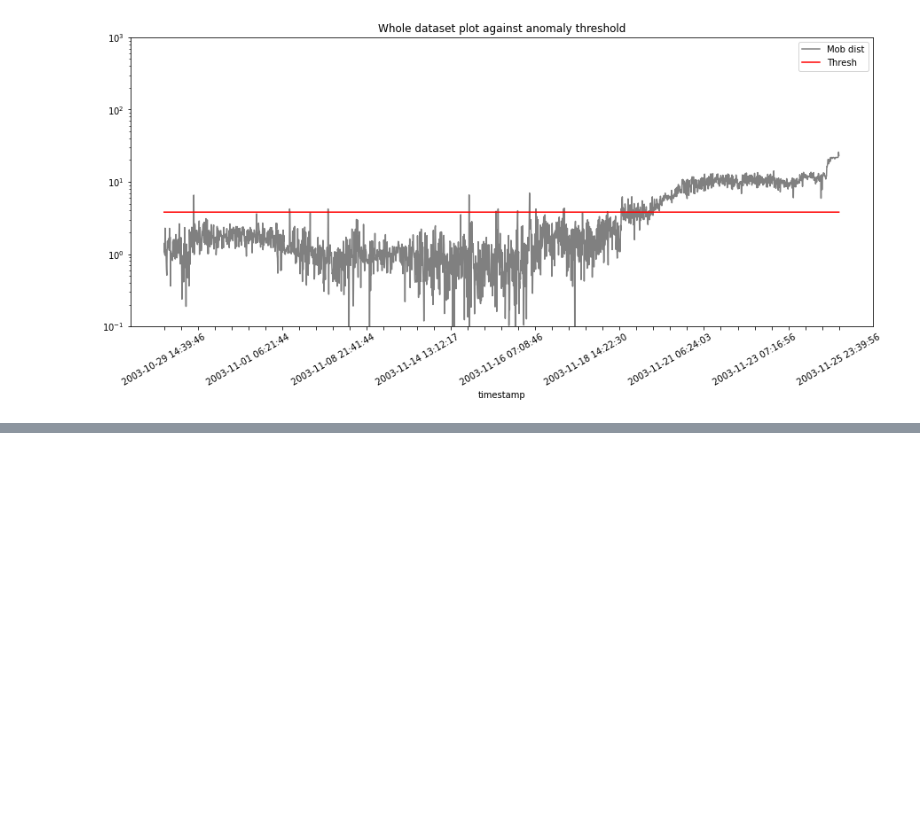
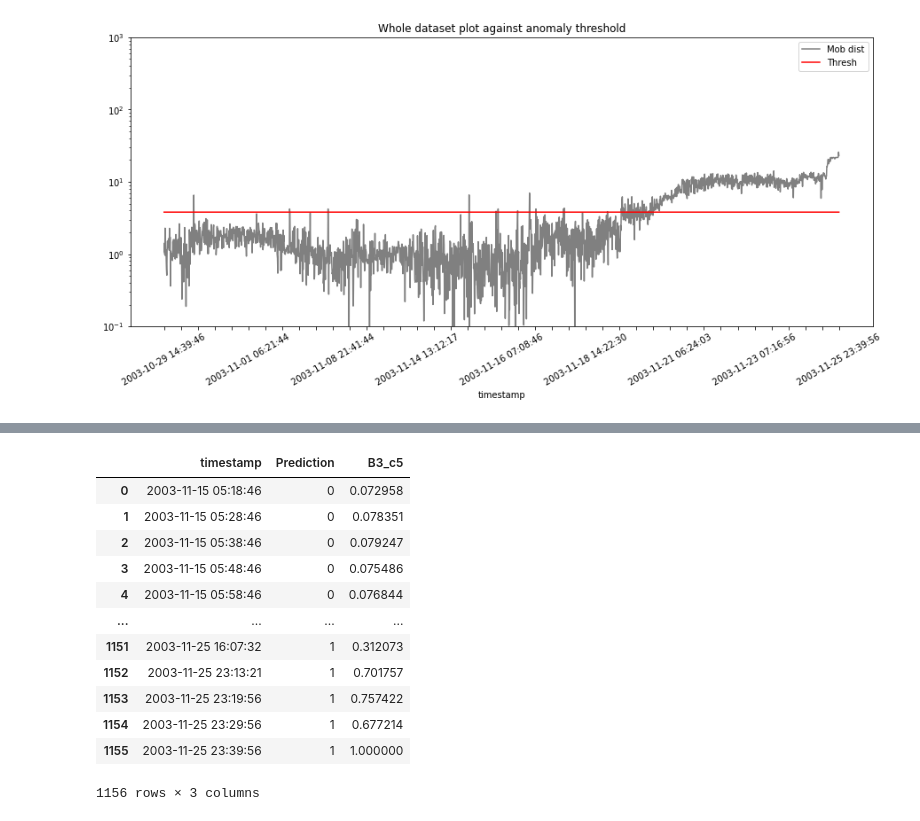
Before and after one commit to 3minuterecord/predictiveMaintenancePortfolio, a Jupyter notebook: Predictive Maintenance.ipynb, the cells around one changed output, grey strips where cells are left out. Drawn from its saved outputs; the diff is of its cells as text; code cells hidden in the pictures; blank space fills up the shorter version.

```diff
--- a/Predictive Maintenance.ipynb
+++ b/Predictive Maintenance.ipynb
@@ -613,0 +641,21 @@ plt.show()
+# %%
+B3_c5 = df_test['B3_c5']
+B3_c5 = B3_c5.reset_index()
+B3_c5.drop('timestamp', axis = 1, inplace = True)
+svm_out['B3_c5'] = B3_c5
+svm_out['Prediction'] = svm_out['Prediction'].map( {1: 0, -1: 1} )
+svm_out
+# %% [output]
+|  | timestamp | Prediction | B3_c5 |
+| 0 | 2003-11-15 05:18:46 | 0 | 0.072958 |
+| 1 | 2003-11-15 05:28:46 | 0 | 0.078351 |
+| 2 | 2003-11-15 05:38:46 | 0 | 0.079247 |
+| 3 | 2003-11-15 05:48:46 | 0 | 0.075486 |
+| 4 | 2003-11-15 05:58:46 | 0 | 0.076844 |
+| ... | ... | ... | ... |
+| 1151 | 2003-11-25 16:07:32 | 1 | 0.312073 |
+| 1152 | 2003-11-25 23:13:21 | 1 | 0.701757 |
+| 1153 | 2003-11-25 23:19:56 | 1 | 0.757422 |
+| 1154 | 2003-11-25 23:29:56 | 1 | 0.677214 |
+| 1155 | 2003-11-25 23:39:56 | 1 | 1.000000 |
+1156 rows × 3 columns
```
Also changed, not shown: parts of 13 cells of this notebook, 6 other files.
